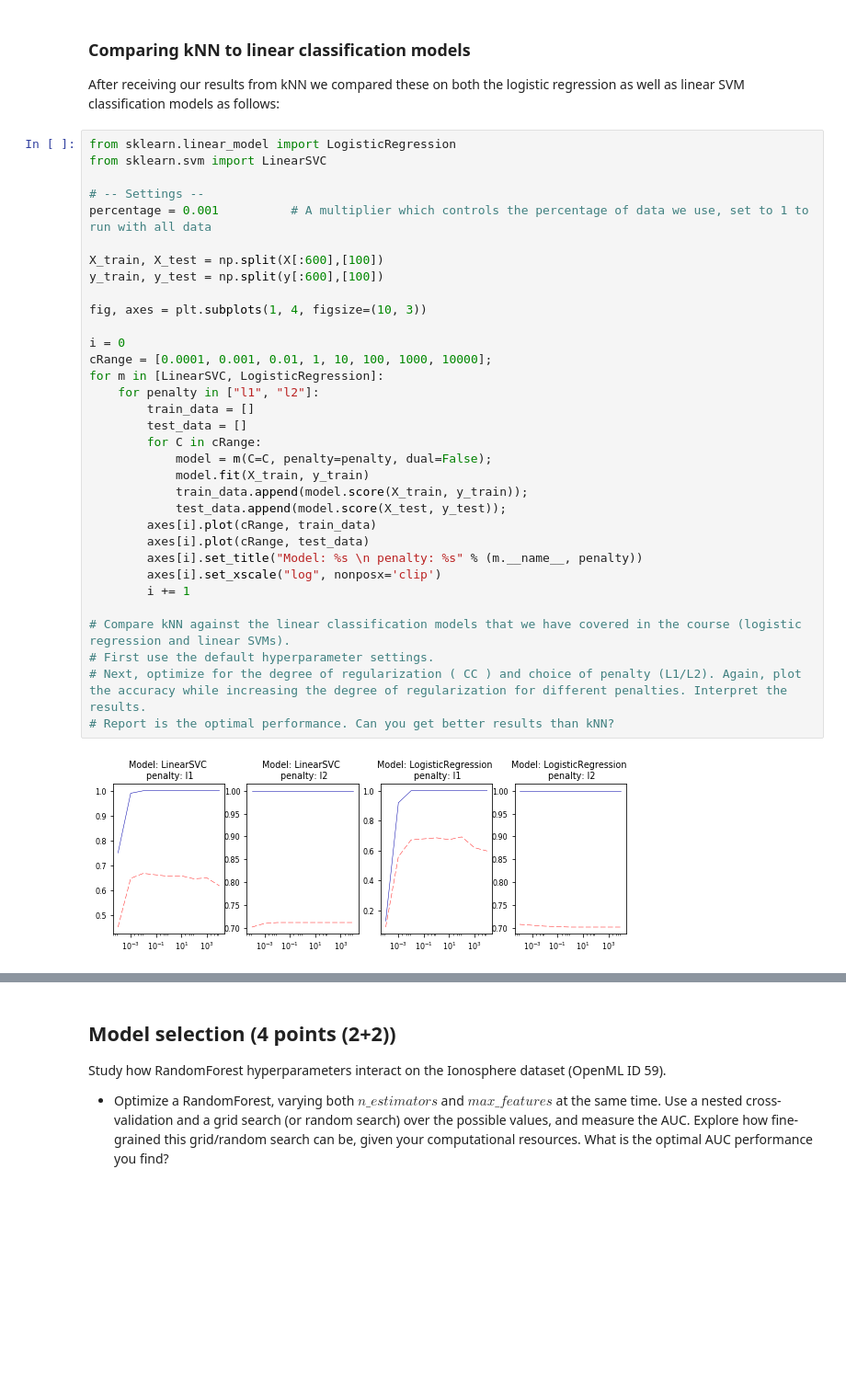
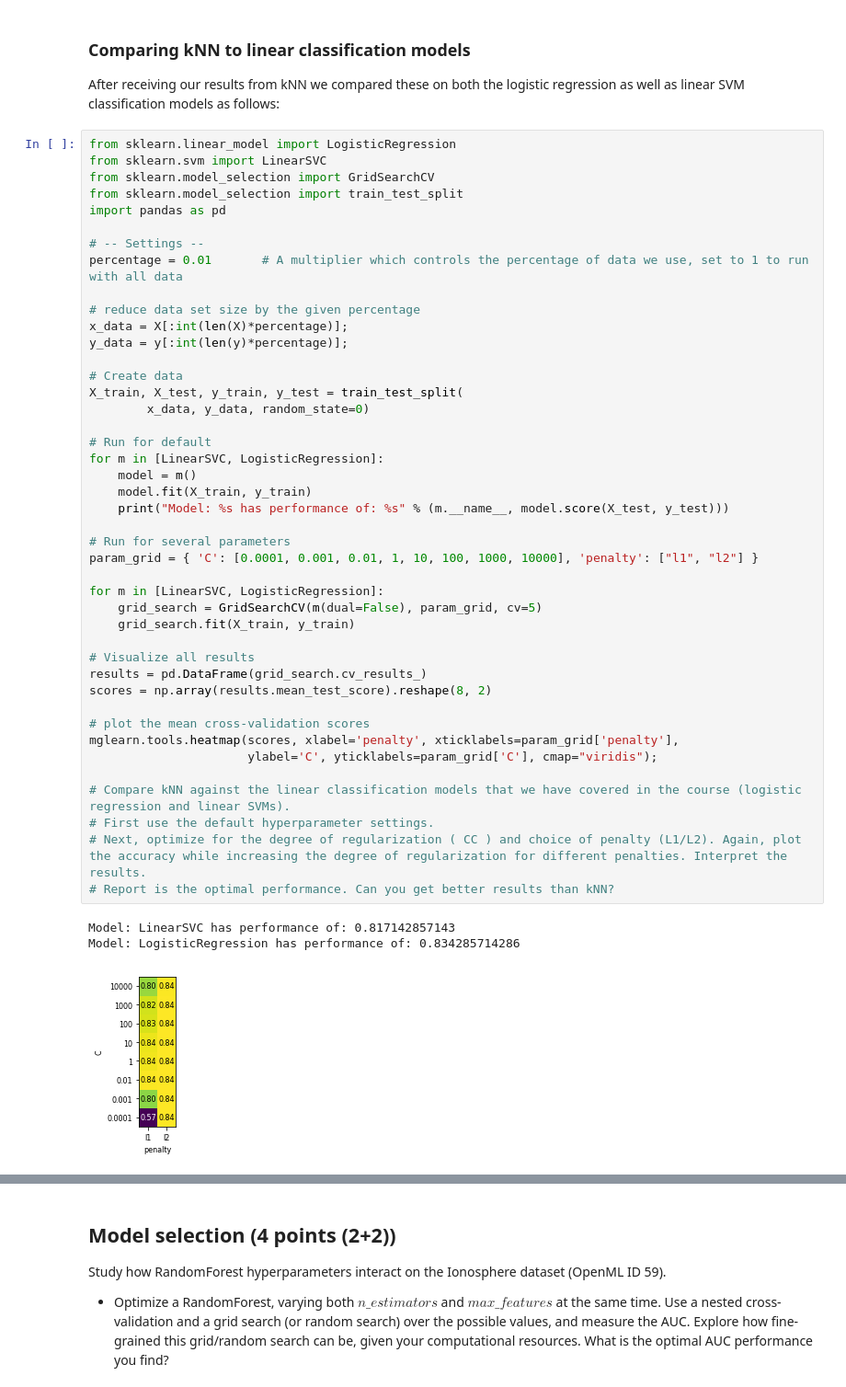
Before and after one commit to Zilarion/2IMW30-Assignment-1-2, a Jupyter notebook: a1/Assignment 1.ipynb, the cells around one changed output, grey strips where cells are left out. Shown: that part at 92% size. Drawn from its saved outputs; the diff is of its cells as text; blank space fills up the shorter version.

Commit message:
Added linear classification methods, added bootstrapping, gridsearch added

```diff
--- a/a1/Assignment 1.ipynb
+++ b/a1/Assignment 1.ipynb
@@ -158,35 +148,47 @@ After receiving our results from kNN we compared these on both the logistic regr
 # %%
 from sklearn.linear_model import LogisticRegression
 from sklearn.svm import LinearSVC
+from sklearn.model_selection import GridSearchCV
+from sklearn.model_selection import train_test_split
+import pandas as pd
 
 # -- Settings --
-percentage = 0.001          # A multiplier which controls the percentage of data we use, set to 1 to run with all data
+percentage = 0.01       # A multiplier which controls the percentage of data we use, set to 1 to run with all data
 
-X_train, X_test = np.split(X[:600],[100])
-y_train, y_test = np.split(y[:600],[100])
+# reduce data set size by the given percentage
+x_data = X[:int(len(X)*percentage)];
+y_data = y[:int(len(y)*percentage)];
 
-fig, axes = plt.subplots(1, 4, figsize=(10, 3))
+# Create data
+X_train, X_test, y_train, y_test = train_test_split(
+        x_data, y_data, random_state=0)
 
-i = 0
-cRange = [0.0001, 0.001, 0.01, 1, 10, 100, 1000, 10000];
+# Run for default
 for m in [LinearSVC, LogisticRegression]:
-    for penalty in ["l1", "l2"]:
-        train_data = []
-        test_data = []
-        for C in cRange:
-            model = m(C=C, penalty=penalty, dual=False);
-            model.fit(X_train, y_train)
-            train_data.append(model.score(X_train, y_train));
-            test_data.append(model.score(X_test, y_test));
-        axes[i].plot(cRange, train_data)
-        axes[i].plot(cRange, test_data)
-        axes[i].set_title("Model: %s \n penalty: %s" % (m.__name__, penalty))
-        axes[i].set_xscale("log", nonposx='clip')
-        i += 1
+    model = m()
+    model.fit(X_train, y_train)
+    print("Model: %s has performance of: %s" % (m.__name__, model.score(X_test, y_test)))
+
+# Run for several parameters
+param_grid = { 'C': [0.0001, 0.001, 0.01, 1, 10, 100, 1000, 10000], 'penalty': ["l1", "l2"] }
+
+for m in [LinearSVC, LogisticRegression]:
+    grid_search = GridSearchCV(m(dual=False), param_grid, cv=5)
+    grid_search.fit(X_train, y_train)
+
+# Visualize all results
+results = pd.DataFrame(grid_search.cv_results_)
+scores = np.array(results.mean_test_score).reshape(8, 2)
+
+# plot the mean cross-validation scores
+mglearn.tools.heatmap(scores, xlabel='penalty', xticklabels=param_grid['penalty'],
+                      ylabel='C', yticklabels=param_grid['C'], cmap="viridis");
 
 # Compare kNN against the linear classification models that we have covered in the course (logistic regression and linear SVMs).
 # First use the default hyperparameter settings.
 # Next, optimize for the degree of regularization ( CC ) and choice of penalty (L1/L2). Again, plot the accuracy while increasing the degree of regularization for different penalties. Interpret the results.
 # Report is the optimal performance. Can you get better results than kNN?
 # %% [output]
+Model: LinearSVC has performance of: 0.817142857143
+Model: LogisticRegression has performance of: 0.834285714286
-[figure, old version]
+[figure, new version]
```
Also changed, not shown: parts of 5 cells of this notebook.
